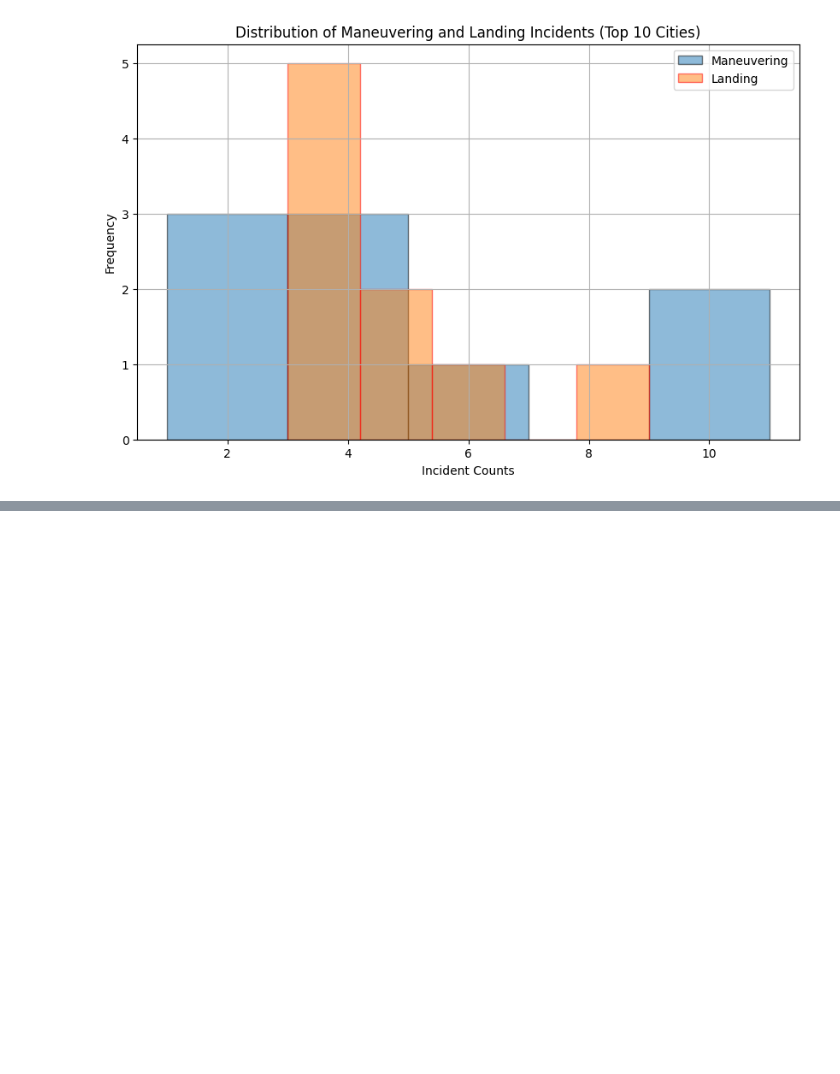
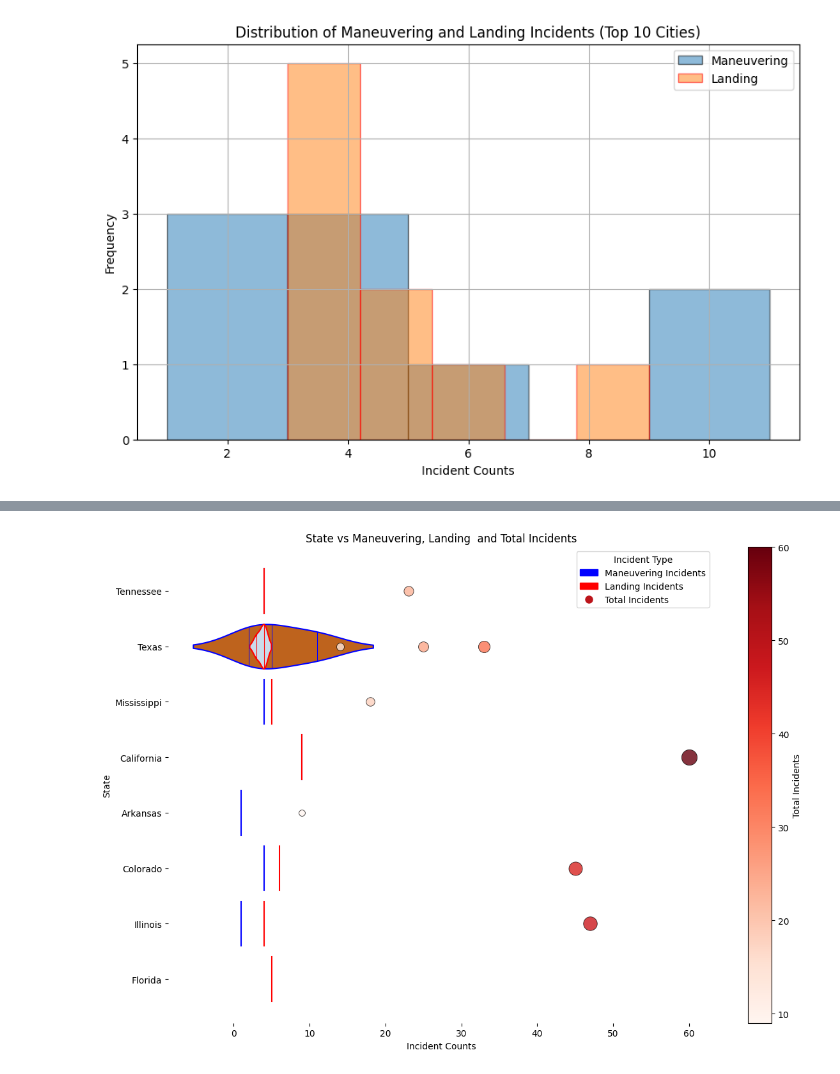
Before and after one commit to BTExpress1/miniprojects, a Jupyter notebook: NTSB/crafting_NTSB_tp_story.ipynb, the cells around one changed output, grey strips where cells are left out. Drawn from its saved outputs; the diff is of its cells as text; code cells hidden in the pictures; blank space fills up the shorter version.

```diff
--- a/NTSB/crafting_NTSB_tp_story.ipynb
+++ b/NTSB/crafting_NTSB_tp_story.ipynb
@@ -1017,0 +1012,58 @@ landing_df
+# %%
+# State vs Maneuvering & Landing Incidents and Total Incidents
+
+figsize = (12, 1.2 * maneuvering_df['State'].nunique())  # Example definition
+fig, ax = plt.subplots(figsize=figsize)  # Explicitly define the figure and axis
+
+# Violin plot for Maneuvering Incidents and Landing Incidents
+# Maneuvering Incidents (e.g., Dark2 with Black Edge)
+sns.violinplot(maneuvering_df, x='Maneuvering Incidents', y='State', hue='State',
+               inner='stick', palette='Dark2', ax=ax, legend=False,
+               linewidth=1.5, edgecolor='blue')
+
+# Landing Incidents (e.g., Blues with Red Edge)
+sns.violinplot(landing_df, x='Landing Incidents', y='State', hue='State',
+               inner='stick', palette='Blues', ax=ax, legend=False,
+               linewidth=1.5, edgecolor='red')
+
+# Create legend handles manually
+maneuvering_patch = mpatches.Patch(color='blue', label='Maneuvering Incidents')  # Adjust color if needed
+landing_patch = mpatches.Patch(color='red', label='Landing Incidents')  # Adjust color if needed
+
+# Scatter plot legend (Total Incidents)
+scatter_legend = mlines.Line2D([], [],color=plt.cm.Reds(0.8), marker='o', linestyle='None', markersize=8, label='Total Incidents')
+
+# Combine all into one legend
+ax.legend(handles=[maneuvering_patch, landing_patch, scatter_legend],
+          title="Incident Type", loc='upper right', frameon=True)
+
+# Normalize colors and sizes based on Total Incidents
+total_incident_counts = maneuvering_df['Total Incidents']
+norm = plt.Normalize(total_incident_counts.min(), total_incident_counts.max())  # Normalize for color scale
+sizes = 50 + (total_incident_counts - total_incident_counts.min()) * 5  # Scale sizes
+
+# Create the scatter plot with color gradient and size variation
+for index, row in maneuvering_df.iterrows():
+    state = row['State']
+    total_incidents = row['Total Incidents']
+    center_x = np.median(maneuvering_df[maneuvering_df['State'] == state]['Maneuvering Incidents'])
+
+    plt.scatter(total_incidents, state,
+                color=plt.cm.Reds(norm(total_incidents)),  # Color based on incidents
+                s=sizes.iloc[index],  # Size based on incidents
+                alpha=0.8, edgecolors='black', linewidth=0.6,
+                label="Total Incidents" if index == 0 else "")
+
+# Labels & Cleanup
+plt.xlabel('Incident Counts')
+plt.ylabel('State')
+plt.title('State vs Maneuvering, Landing  and Total Incidents')
+sns.despine(top=True, right=True, bottom=True, left=True)
+#plt.legend()
+sm = plt.cm.ScalarMappable(cmap='Reds', norm=norm)
+sm.set_array([])
+cbar = fig.colorbar(sm, ax=ax, label="Total Incidents")
+plt.tight_layout()
+plt.show()
+# %% [output]
+[figure, added]
```
Also changed, not shown: parts of 16 cells of this notebook.
